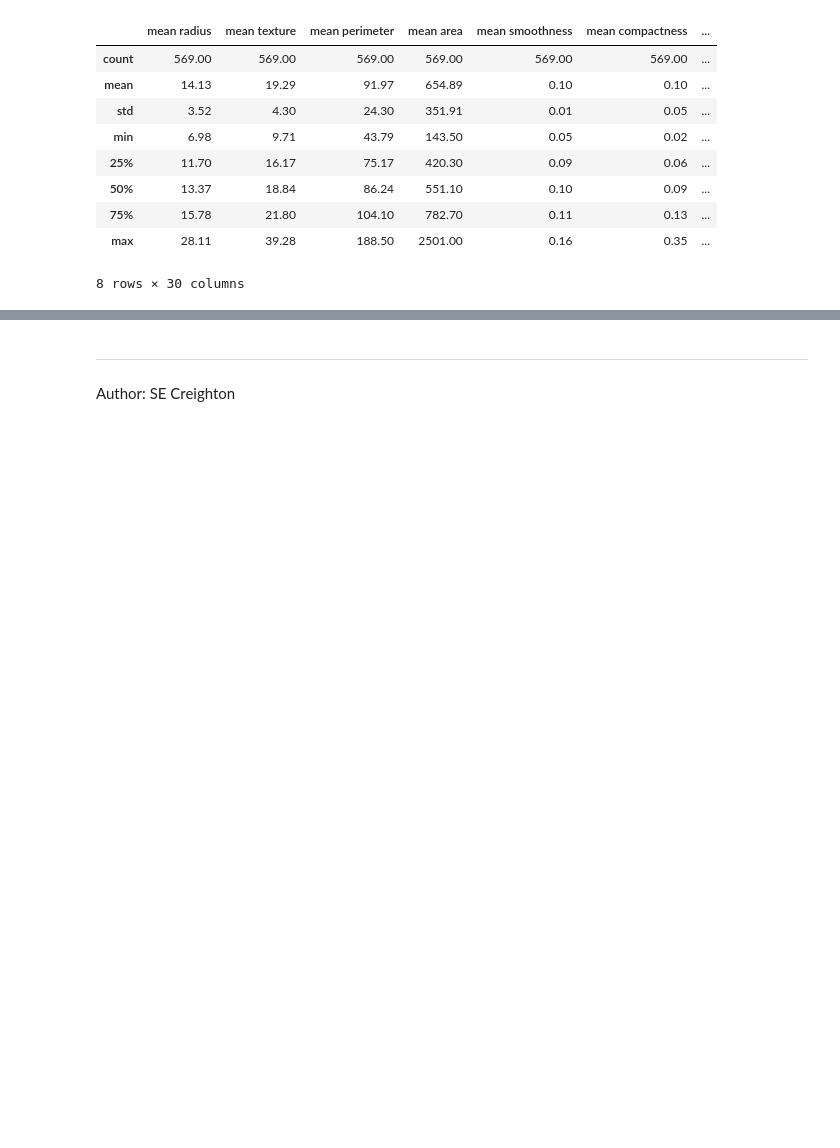
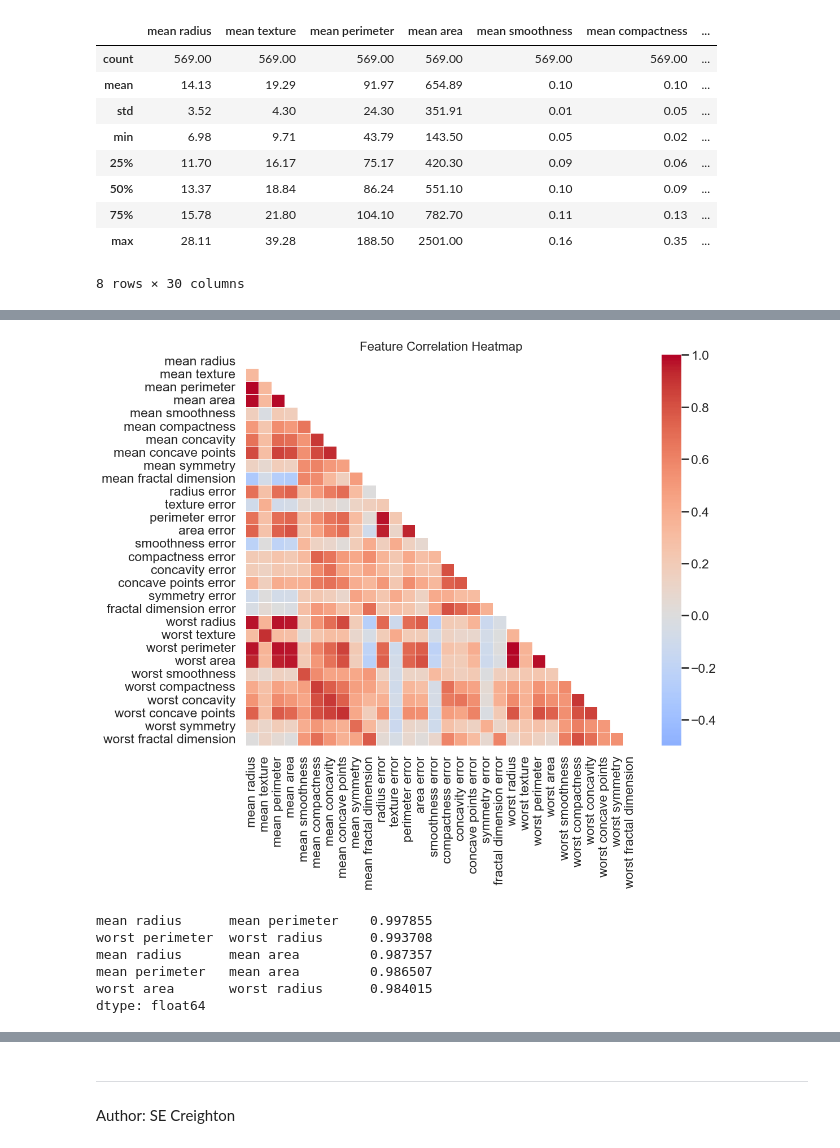
Before and after one commit to sarahcreighton/breast-cancer-classifier, a Jupyter notebook: notebooks/01_eda.ipynb, the cells around one changed output, grey strips where cells are left out. Drawn from its saved outputs; the diff is of its cells as text; code cells hidden in the pictures; blank space fills up the shorter version.

```diff
--- a/notebooks/01_eda.ipynb
+++ b/notebooks/01_eda.ipynb
@@ -680,0 +242,14 @@ plt.show()
+# %%
+# plot correlations for all 30 features
+corr, high_corr = vis.plot_correlation_heatmap(df)
+
+# get highest correlations
+print(high_corr.stack().sort_values(ascending=False).iloc[::2].head(5))
+# %% [output]
+[figure, added]
+mean radius      mean perimeter    0.997855
+worst perimeter  worst radius      0.993708
+mean radius      mean area         0.987357
+mean perimeter   mean area         0.986507
+worst area       worst radius      0.984015
+dtype: float64
```
Also changed, not shown: parts of 72 cells of this notebook, 1 other file.
